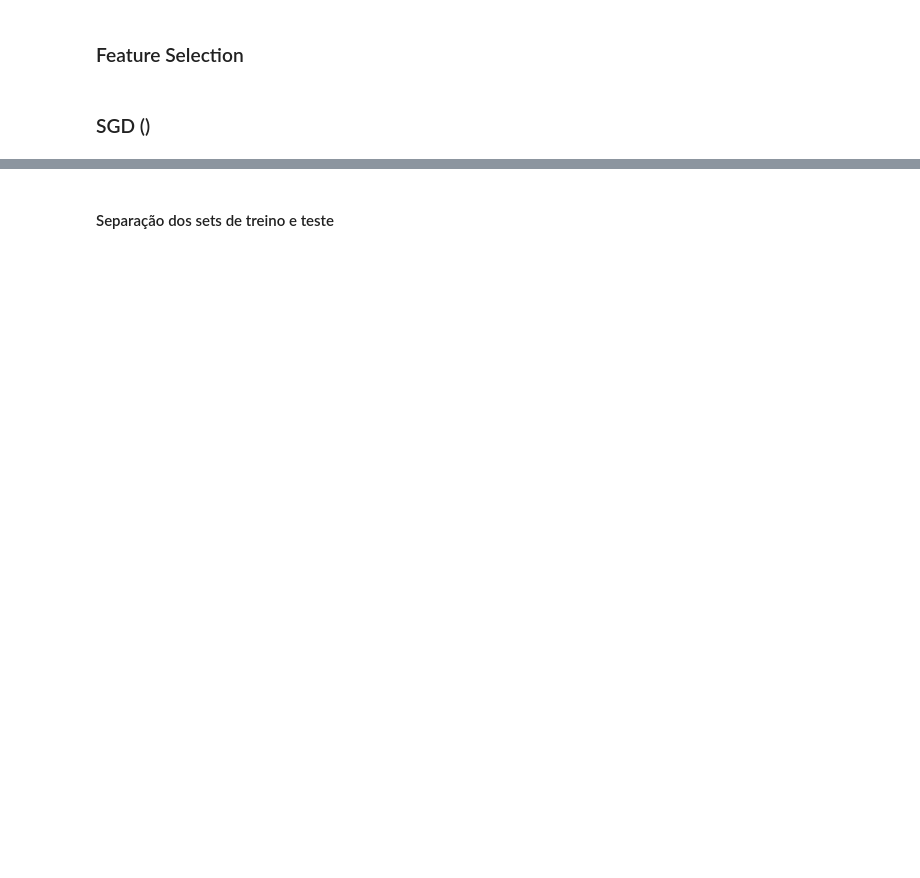
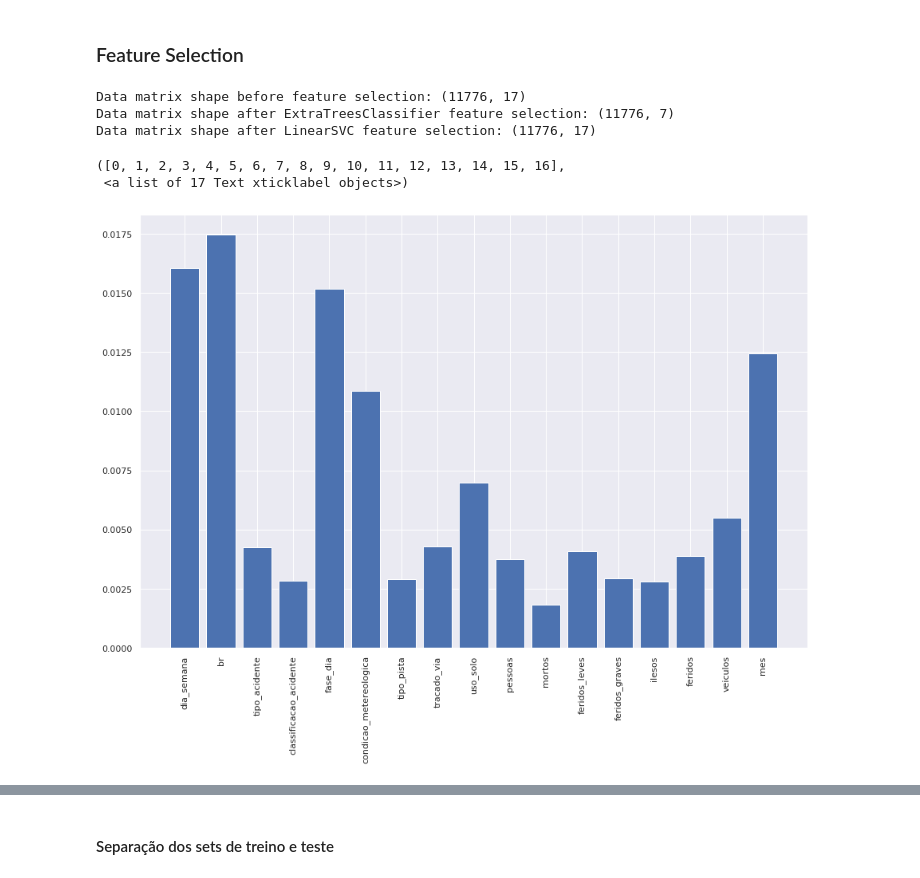
Before and after one commit to IagoCarvalho/tcc_scripts, a Jupyter notebook: ML_classification.ipynb, the cells around one changed output, grey strips where cells are left out. Drawn from its saved outputs; the diff is of its cells as text; code cells hidden in the pictures; blank space fills up the shorter version.

```diff
--- a/ML_classification.ipynb
+++ b/ML_classification.ipynb
@@ -39,0 +23,5 @@ acidentes_prf = mongo_to_dataframe("acidentes_rodovias_2010_2019")
+# %%
+%matplotlib inline
+pd.options.mode.chained_assignment = None
+plt.rcParams['figure.figsize'] = [10, 5]
+sns.set(rc={'figure.figsize':(15,10)})
@@ -169,2 +182,0 @@ svc = SVC(kernel="linear", C=1)
-# %% [markdown]
-### SGD ()
@@ -170,0 +198,21 @@ svc = SVC(kernel="linear", C=1)
+# %%
+clf = ExtraTreesClassifier()
+clf = clf.fit(X, y)
+
+model = SelectFromModel(clf, prefit=True)
+Trees_X_new = model.transform(X)
+
+from sklearn.svm import LinearSVC
+
+lsvc = LinearSVC(C=0.01, penalty="l1", dual=False).fit(X, y)
+model = SelectFromModel(lsvc, prefit=True)
+Linear_X_new = model.transform(X)
+
+print('Data matrix shape before feature selection: ' + str(X.shape))
+print('Data matrix shape after ExtraTreesClassifier feature selection: ' + str(Trees_X_new.shape))
+print('Data matrix shape after LinearSVC feature selection: ' + str(Linear_X_new.shape))
+X_new = Trees_X_new
+# %% [output]
+Data matrix shape before feature selection: (11776, 17)
+Data matrix shape after ExtraTreesClassifier feature selection: (11776, 7)
+Data matrix shape after LinearSVC feature selection: (11776, 17)
@@ -170,0 +227,11 @@ svc = SVC(kernel="linear", C=1)
+# %%
+feature_importance = clf.feature_importances_
+feature_importance_normalized = np.std([tree.feature_importances_ for tree in
+                                        clf.estimators_],
+                                        axis = 0)
+plt.bar(X.columns, feature_importance_normalized)
+plt.xticks(rotation = 90)
+# %% [output]
+([0, 1, 2, 3, 4, 5, 6, 7, 8, 9, 10, 11, 12, 13, 14, 15, 16],
+ <a list of 17 Text xticklabel objects>)
+[figure, added]
```
Also changed, not shown: parts of 25 cells of this notebook.
